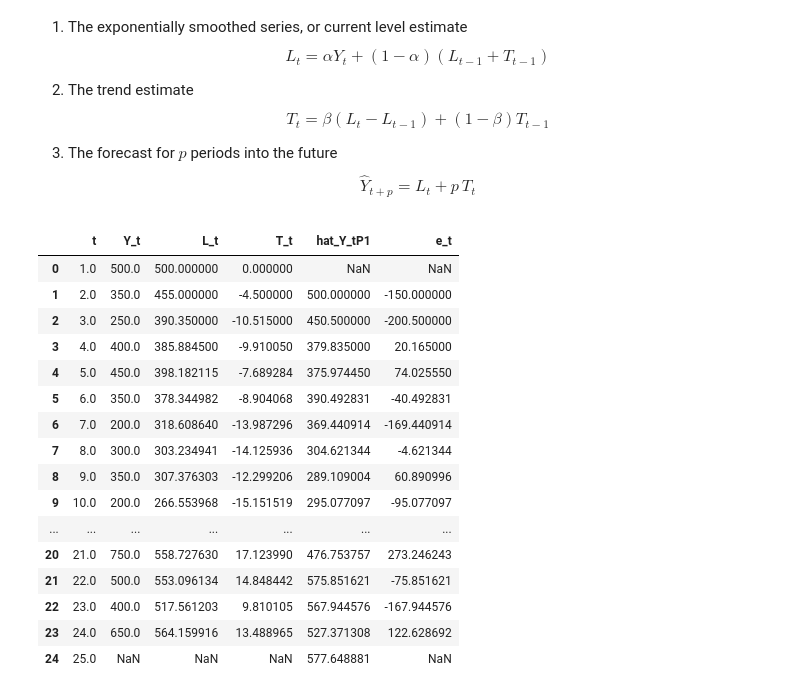
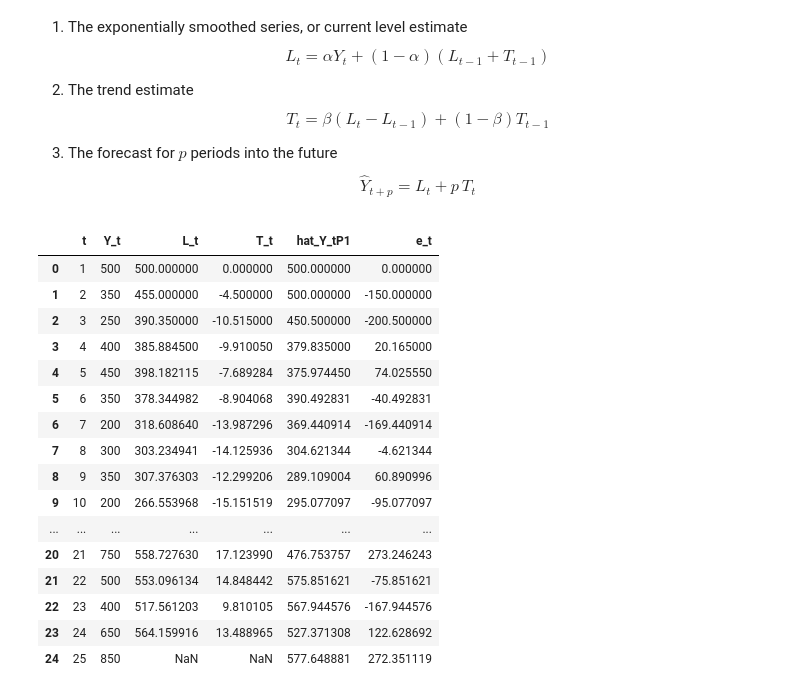
Before and after one commit to LugoBlogger/SI-201-542-forecasting-technique, a Jupyter notebook: chapter-03/03-example-09.ipynb, the cells around one changed output. Cells and saved outputs as stored; diff of their text form; code cells hidden in the pictures.

```diff
--- a/chapter-03/03-example-09.ipynb
+++ b/chapter-03/03-example-09.ipynb
@@ -195,51 +192,65 @@ $$
   \hat{Y}_{t+p} = L_t + p\,T_t
 $$
 # %%
-df_forecast = df_compute.copy()
+df_forecast = df.copy()
 
-init_L_t = df_forecast["Y_t"][0]
+init_L_t = df_forecast["Y_t"][0]     # If we follow table 8
 init_T_t = 0
 Y_t = df_forecast["Y_t"].to_numpy()
 
 alpha = 0.3
 beta = 0.1
 p = 1
 
 num_of_rows = len(Y_t)
 L_t = np.empty(num_of_rows)
 T_t = np.empty(num_of_rows)
 L_t[0] = init_L_t
 T_t[0] = init_T_t
 
 for i in range(1, len(df_forecast)):
   L_t[i] = alpha*Y_t[i] + (1-alpha)*(L_t[i-1] + T_t[i-1])
   T_t[i] = beta*(L_t[i] - L_t[i-1]) + (1 - beta) * T_t[i-1]
 
 
 df_forecast["L_t"] = L_t
 df_forecast["T_t"] = T_t
 
-# add one additional row at the end of dataframe
-df_forecast.loc[num_of_rows] = [25, np.NaN, np.NaN, np.NaN]
-df_forecast[f"hat_Y_tP{p}"] = (df_forecast["L_t"] + p*df_forecast["T_t"]).shift(1)
+df_forecast[f"hat_Y_tP{p}"] = (df_forecast["L_t"] + p*df_forecast["T_t"]).shift(p)
+# set the first row of hat_Y_tP{p} to Y_t[0]
+hat_Y_tPp = df_forecast[f"hat_Y_tP{p}"].to_numpy()
+hat_Y_tPp[0] = df_forecast["Y_t"].iloc[0]   # If we follow Table 8
+df_forecast[f"hat_Y_tP{p}"] = hat_Y_tPp
+
+
 df_forecast["e_t"] = df_forecast["Y_t"] - df_forecast[f"hat_Y_tP{p}"]
 
-df_forecast
+df_forecast_to_train = df_forecast[:num_of_quarters+1].copy()   # Table 8
+
+# set the last row of L_t and T_t to NaN (we do not need this
+# value to compute hat_Y_tPp at that period)
+L_t_train = df_forecast_to_train["L_t"].to_numpy()
+T_t_train = df_forecast_to_train["T_t"].to_numpy()
+L_t_train[-1] = np.NaN
+T_t_train[-1] = np.NaN
+df_forecast_to_train["L_t"] = L_t_train
+df_forecast_to_train["T_t"] = T_t_train
+df_forecast_to_train
 # %% [output]
 |  | t | Y_t | L_t | T_t | hat_Y_tP1 | e_t |
-| 0 | 1.0 | 500.0 | 500.000000 | 0.000000 | NaN | NaN |
-| 1 | 2.0 | 350.0 | 455.000000 | -4.500000 | 500.000000 | -150.000000 |
-| 2 | 3.0 | 250.0 | 390.350000 | -10.515000 | 450.500000 | -200.500000 |
-| 3 | 4.0 | 400.0 | 385.884500 | -9.910050 | 379.835000 | 20.165000 |
-| 4 | 5.0 | 450.0 | 398.182115 | -7.689284 | 375.974450 | 74.025550 |
-| 5 | 6.0 | 350.0 | 378.344982 | -8.904068 | 390.492831 | -40.492831 |
-| 6 | 7.0 | 200.0 | 318.608640 | -13.987296 | 369.440914 | -169.440914 |
-| 7 | 8.0 | 300.0 | 303.234941 | -14.125936 | 304.621344 | -4.621344 |
-| 8 | 9.0 | 350.0 | 307.376303 | -12.299206 | 289.109004 | 60.890996 |
-| 9 | 10.0 | 200.0 | 266.553968 | -15.151519 | 295.077097 | -95.077097 |
+| 0 | 1 | 500 | 500.000000 | 0.000000 | 500.000000 | 0.000000 |
+| 1 | 2 | 350 | 455.000000 | -4.500000 | 500.000000 | -150.000000 |
+| 2 | 3 | 250 | 390.350000 | -10.515000 | 450.500000 | -200.500000 |
+| 3 | 4 | 400 | 385.884500 | -9.910050 | 379.835000 | 20.165000 |
+| 4 | 5 | 450 | 398.182115 | -7.689284 | 375.974450 | 74.025550 |
+| 5 | 6 | 350 | 378.344982 | -8.904068 | 390.492831 | -40.492831 |
+| 6 | 7 | 200 | 318.608640 | -13.987296 | 369.440914 | -169.440914 |
+| 7 | 8 | 300 | 303.234941 | -14.125936 | 304.621344 | -4.621344 |
+| 8 | 9 | 350 | 307.376303 | -12.299206 | 289.109004 | 60.890996 |
+| 9 | 10 | 200 | 266.553968 | -15.151519 | 295.077097 | -95.077097 |
 | ... | ... | ... | ... | ... | ... | ... |
-| 20 | 21.0 | 750.0 | 558.727630 | 17.123990 | 476.753757 | 273.246243 |
-| 21 | 22.0 | 500.0 | 553.096134 | 14.848442 | 575.851621 | -75.851621 |
-| 22 | 23.0 | 400.0 | 517.561203 | 9.810105 | 567.944576 | -167.944576 |
-| 23 | 24.0 | 650.0 | 564.159916 | 13.488965 | 527.371308 | 122.628692 |
-| 24 | 25.0 | NaN | NaN | NaN | 577.648881 | NaN |
+| 20 | 21 | 750 | 558.727630 | 17.123990 | 476.753757 | 273.246243 |
+| 21 | 22 | 500 | 553.096134 | 14.848442 | 575.851621 | -75.851621 |
+| 22 | 23 | 400 | 517.561203 | 9.810105 | 567.944576 | -167.944576 |
+| 23 | 24 | 650 | 564.159916 | 13.488965 | 527.371308 | 122.628692 |
+| 24 | 25 | 850 | NaN | NaN | 577.648881 | 272.351119 |
```
Also changed, not shown: parts of 12 cells of this notebook, 6 other files.
